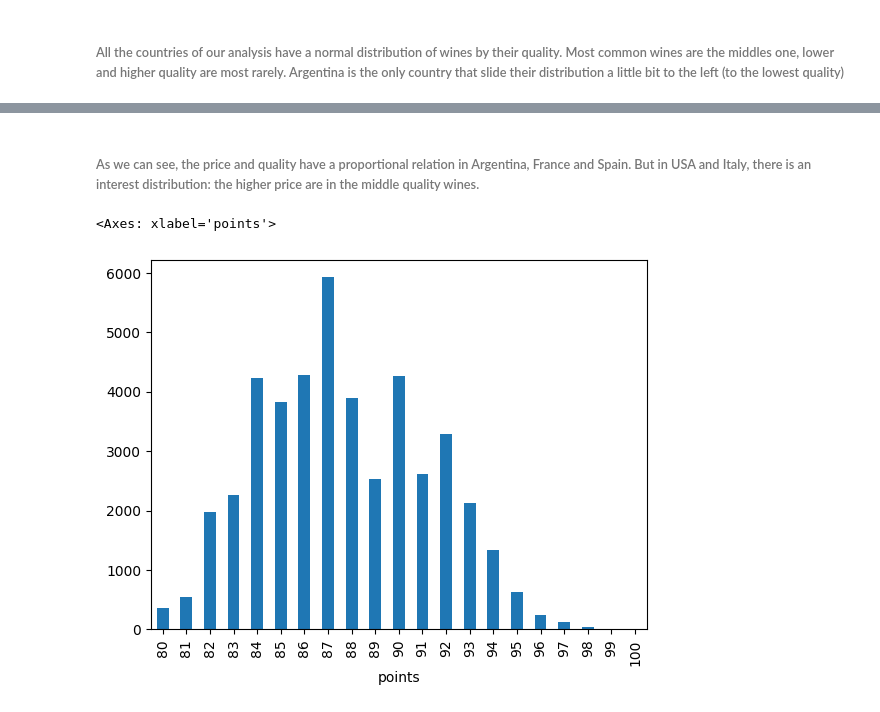
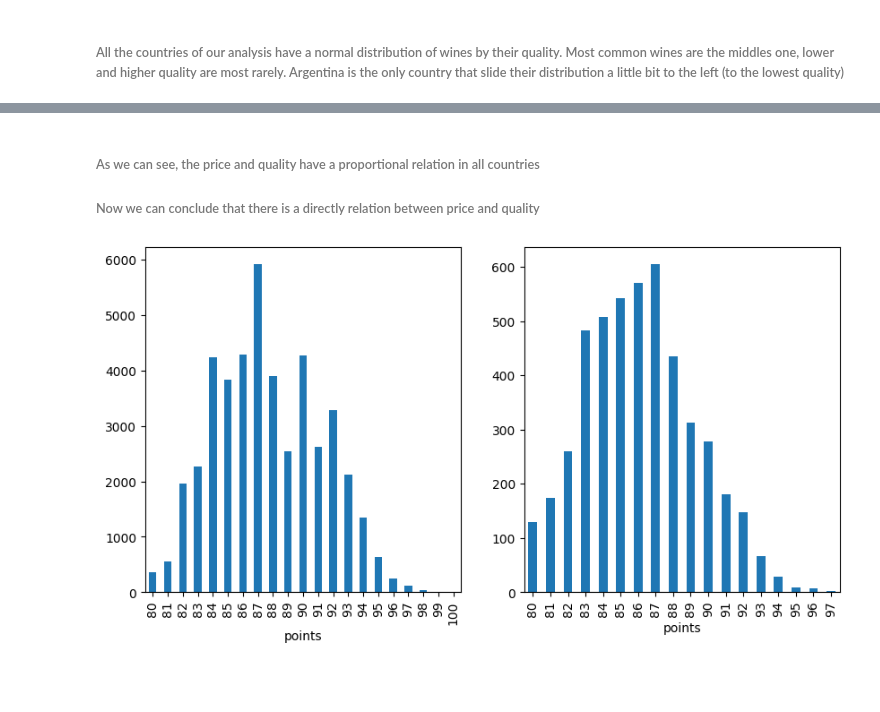
Before and after one commit to alejomedinazanca/wine_project, a Jupyter notebook: wine-project.ipynb, the cells around one changed output, grey strips where cells are left out. Drawn from its saved outputs; the diff is of its cells as text; code cells hidden in the pictures; blank space fills up the shorter version.

```diff
--- a/wine-project.ipynb
+++ b/wine-project.ipynb
@@ -448,7 +448,9 @@ ax[4] = usa.groupby('points')['price'].size().plot(kind='bar', ax = ax[4])
 # %% [markdown]
-###### As we can see, the price and quality have a proportional relation in Argentina, France and Spain. But in USA and Italy, there is an interest distribution: the higher price are in the middle quality wines.
+###### As we can see, the price and quality have a proportional relation in all countries
+###### Now we can conclude that there is a directly relation between price and quality
 # %%
-usa[usa['province']=='California'].groupby('points').size().plot(kind = 'bar')
+fig, ax = plt.subplots(1,2,figsize=(10,5))
+ax[0] = usa[usa['province']=='California'].groupby('points').size().plot(kind = 'bar', ax= ax[0])
+ax[1] = arg[arg['province']=='Mendoza Province'].groupby('points').size().plot(kind = 'bar', ax= ax[1])
 # %% [output]
-<Axes: xlabel='points'>
-[figure, old version]
+[figure, new version]
```
Also changed, not shown: parts of 2 cells of this notebook.
